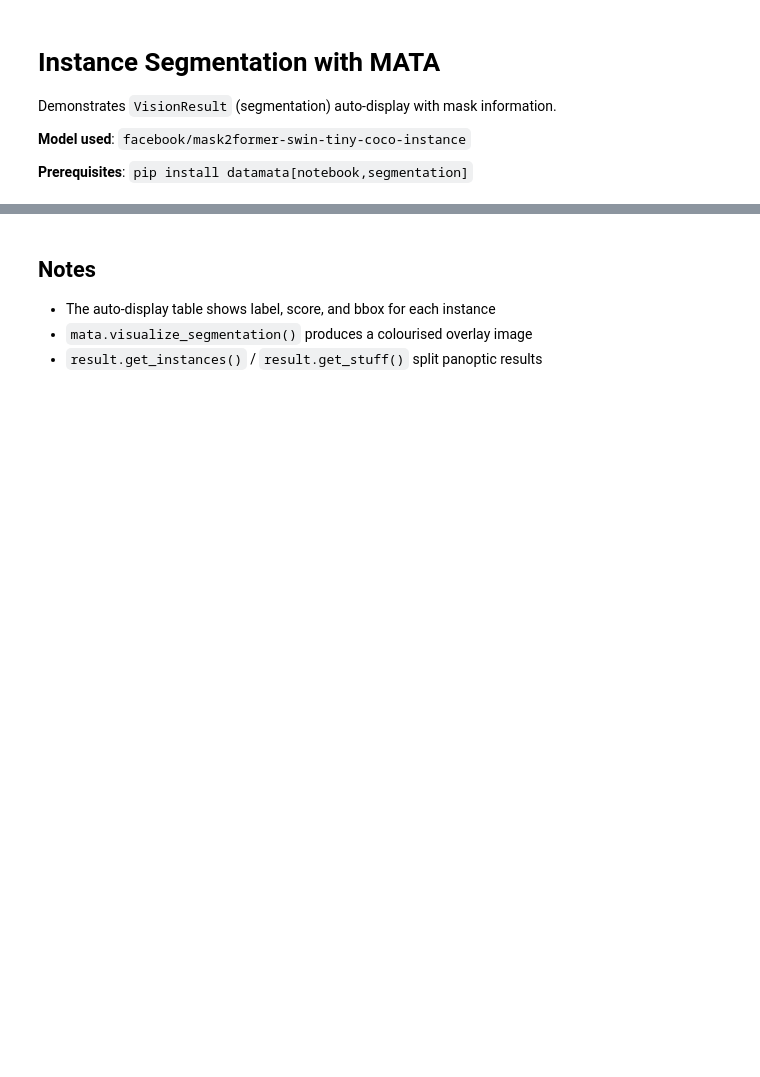
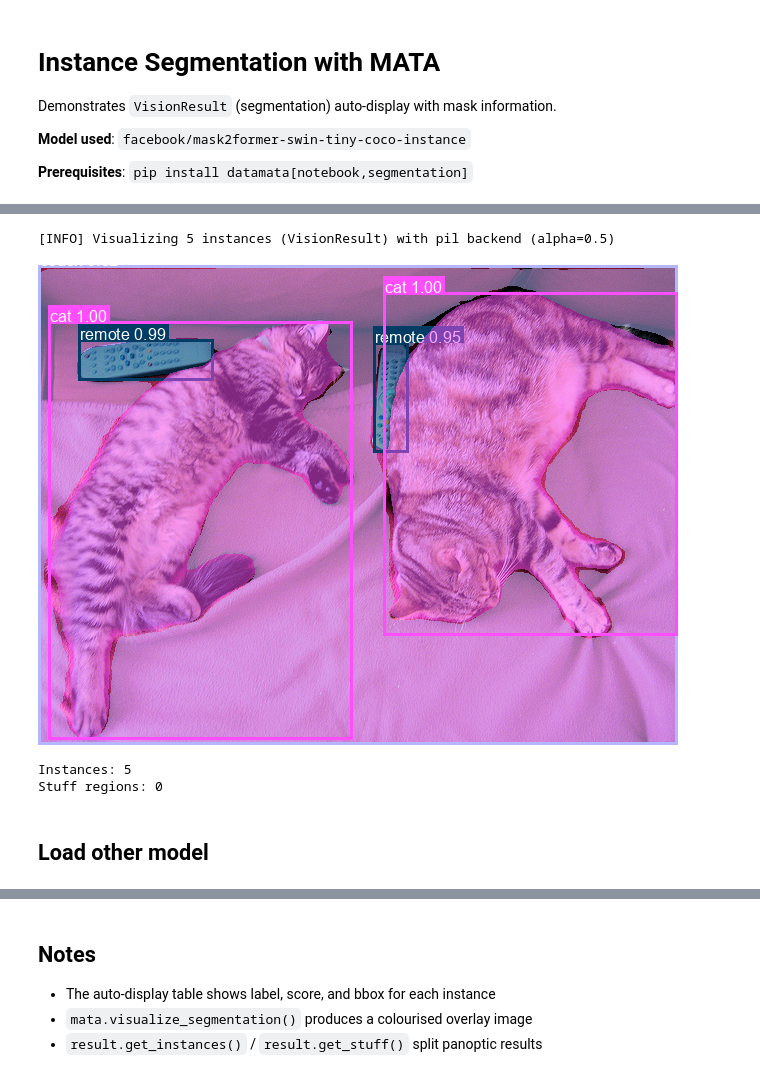
Before and after one commit to datamata-io/mata, a Jupyter notebook: examples/notebooks/03_segmentation.ipynb, the cells around one changed output, grey strips where cells are left out. Cells and saved outputs as stored; diff of their text form; code cells hidden in the pictures; blank space fills up the shorter version.

```diff
--- a/examples/notebooks/03_segmentation.ipynb
+++ b/examples/notebooks/03_segmentation.ipynb
@@ -13,0 +16,2 @@ print(f"MATA version: {mata.__version__}")
+# %%
+segmenter = mata.load("segment", "facebook/mask2former-swin-tiny-coco-panoptic")
@@ -13,0 +26,6 @@ print(f"MATA version: {mata.__version__}")
+# %%
+IMAGE = "../../examples/images/000000039769.jpg"
+result = segmenter.predict(IMAGE)
+
+# Auto-display: instance table
+result
@@ -14,2 +39,18 @@ print(f"MATA version: {mata.__version__}")
+# %%
+# Visualize segmentation masks as a coloured overlay
+vis = mata.visualize_segmentation(result, IMAGE)
+mata.show(vis)
+# %% [output]
+[INFO] Visualizing 5 instances (VisionResult) with pil backend (alpha=0.5)
+[figure, added]
+# %%
+# Count masks vs stuff regions
+print(f"Instances: {len(result.get_instances())}")
+print(f"Stuff regions: {len(result.get_stuff())}")
+# %% [output]
+Instances: 5
+Stuff regions: 0
+# %% [markdown]
+## Load other model
 # %%
 segmenter = mata.load("segment", "facebook/mask2former-swin-tiny-coco-instance")
```
Also changed, not shown: parts of 7 cells of this notebook, 39 other files.
